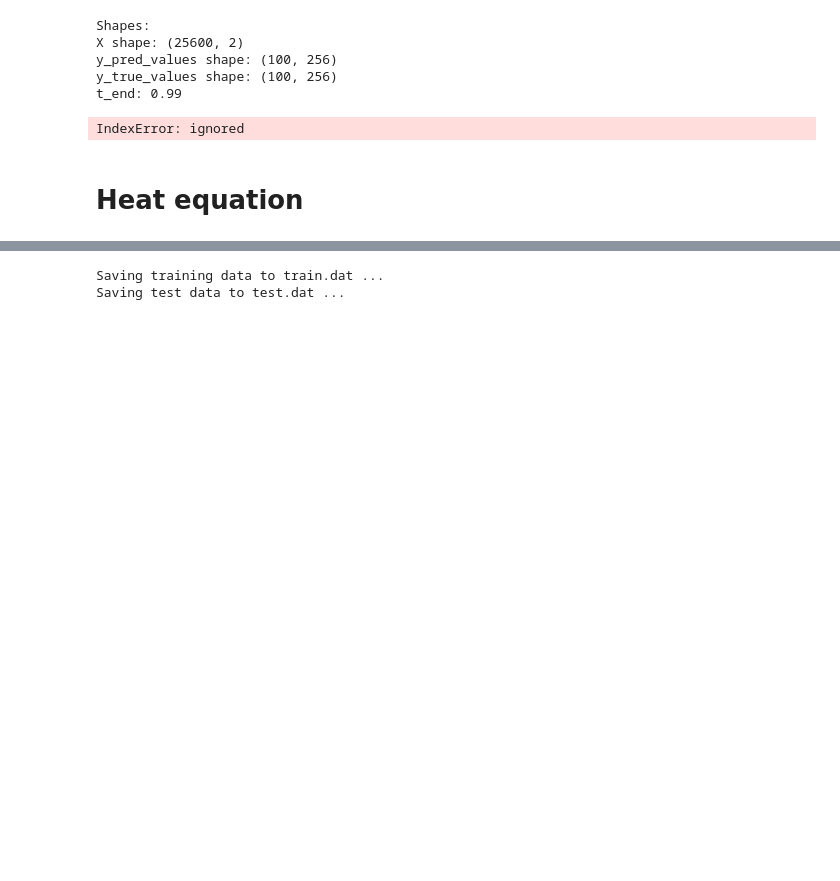
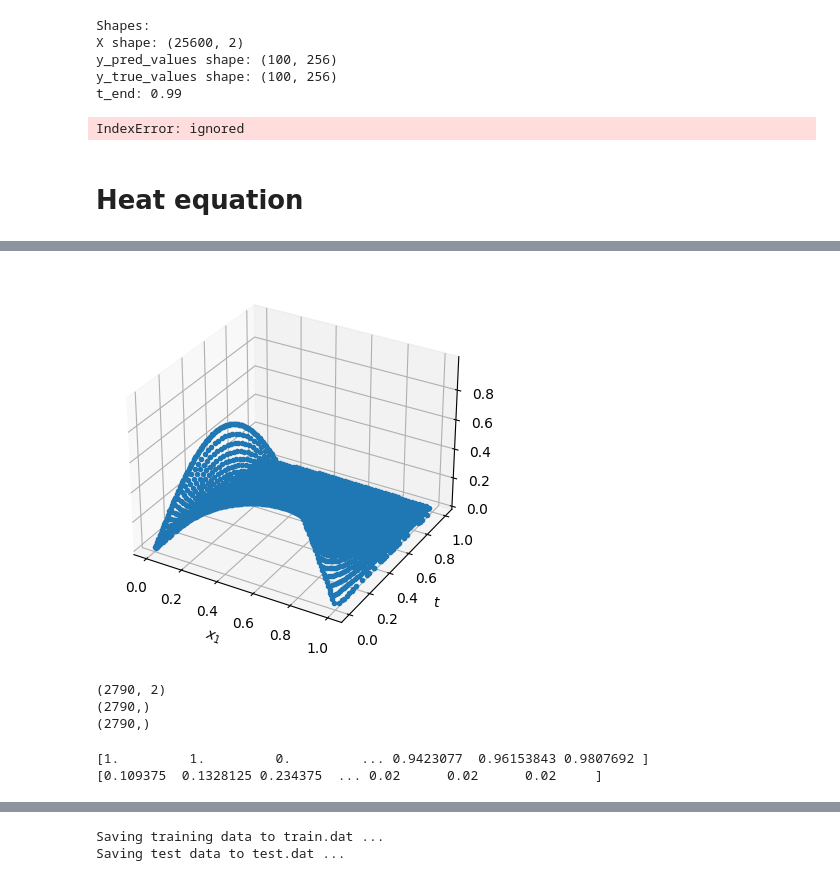
Before and after one commit to ianbgroves/PatternLearning, a Jupyter notebook: PINNs/Lu_2021_deepXDE/DeepXDE_tests.ipynb, the cells around one changed output, grey strips where cells are left out. Cells and saved outputs as stored; diff of their text form; code cells hidden in the pictures; blank space fills up the shorter version.

```diff
--- a/PINNs/Lu_2021_deepXDE/DeepXDE_tests.ipynb
+++ b/PINNs/Lu_2021_deepXDE/DeepXDE_tests.ipynb
@@ -520,0 +491,34 @@ plt.legend()
+# %%
+# elif train_state.X_test.shape[1] == 2:
+from mpl_toolkits.mplot3d import Axes3D
+for i in range(y_dim):
+    plt.figure()
+    ax = plt.axes(projection=Axes3D.name)
+    ax.plot3D(
+        train_state.X_test[:, 0],
+        train_state.X_test[:, 1],
+        best_y[:, i],
+        ".",
+    )
+    ax.set_xlabel("$x_1$")
+    ax.set_ylabel("$t$") #originally named x_2
+    ax.set_zlabel("$y$")
+# %% [output]
+[figure, added]
+# %%
+print(train_state.X_test.shape)
+print(train_state.X_test[:,0].shape)
+print(train_state.X_test[:,1].shape)
+
+# x[:,0]) is x-coordinate and the second component
+# x[:,1] is the t-coordinate
+# %% [output]
+(2790, 2)
+(2790,)
+(2790,)
+# %%
+print(train_state.X_test[:,0])
+print(train_state.X_test[:,1])
+# %% [output]
+[1.         1.         0.         ... 0.9423077  0.96153843 0.9807692 ]
+[0.109375  0.1328125 0.234375  ... 0.02      0.02      0.02     ]
```
Also changed, not shown: parts of 6 cells of this notebook.
